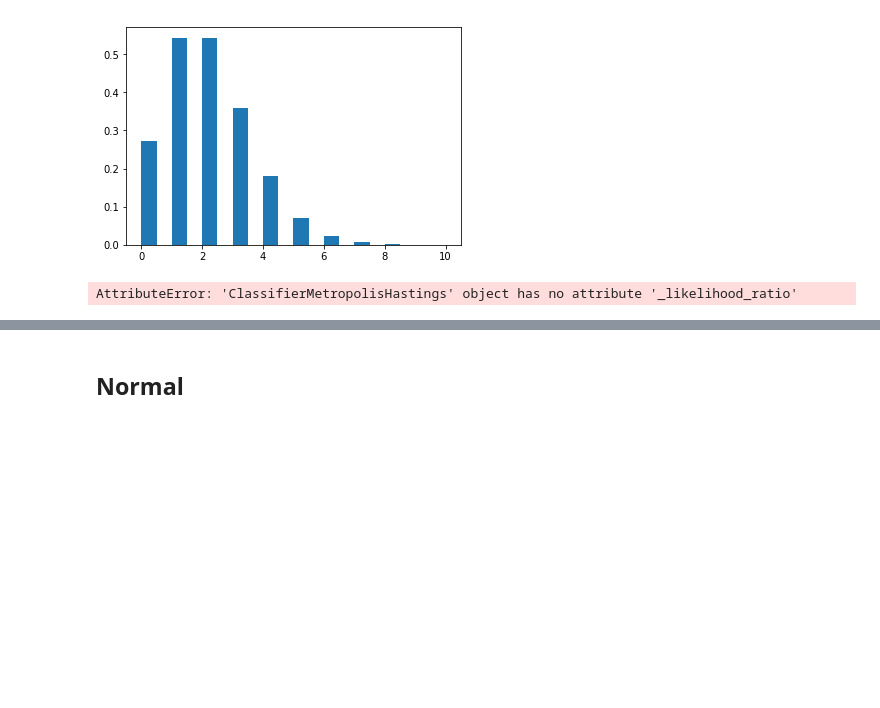
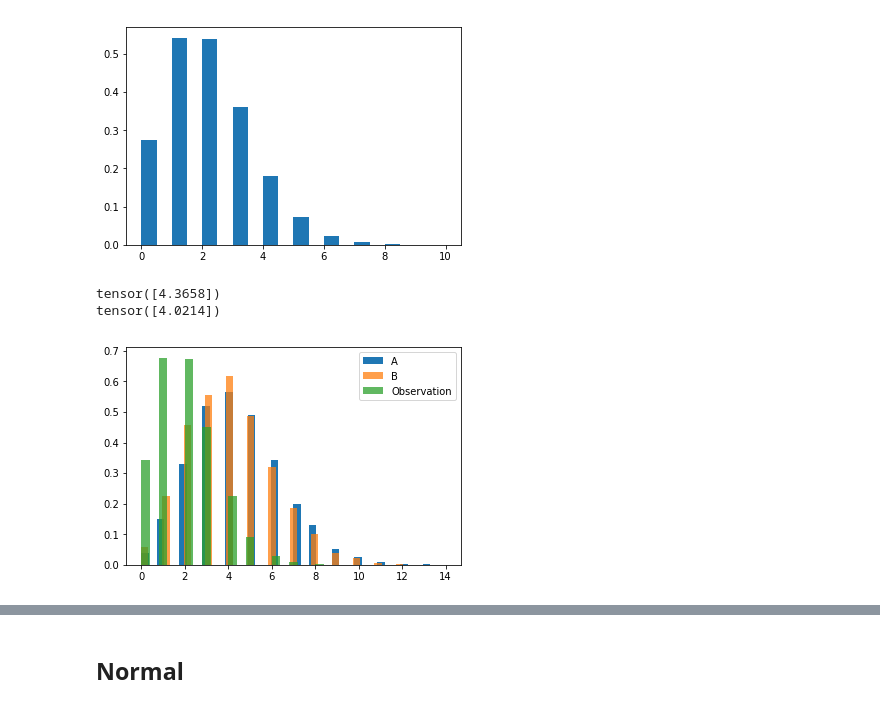
Before and after one commit to montefiore-institute/hypothesis, a Jupyter notebook: examples/classifier_metropolis_hastings.ipynb, the cells around one changed output, grey strips where cells are left out. Cells and saved outputs as stored; diff of their text form; code cells hidden in the pictures; blank space fills up the shorter version.

Commit message:
Add density ratio estimation

```diff
--- a/examples/classifier_metropolis_hastings.ipynb
+++ b/examples/classifier_metropolis_hastings.ipynb
@@ -26,27 +26,51 @@ simulator = Simulator()
 # %%
 from cag.transition import UniformTransitionDistribution
 
-transition = UniformTransitionDistribution(-5, 5)
+transition = UniformTransitionDistribution(0,5)
 # %%
-classifier = torch.nn.Sequential(
-    torch.nn.Linear(1, 50),
+def allocate_classifier():
+    hidden = 100
+    return torch.nn.Sequential(
+    torch.nn.Linear(1, hidden),
     torch.nn.PReLU(),
-    torch.nn.Linear(50, 50),
+    torch.nn.Linear(hidden, hidden),
     torch.nn.PReLU(),
-    torch.nn.Linear(50, 50),
+    torch.nn.Linear(hidden, hidden),
     torch.nn.PReLU(),
-    torch.nn.Linear(50, 50),
+    torch.nn.Linear(hidden, hidden),
     torch.nn.PReLU(),
-    torch.nn.Linear(50, 1),
+    torch.nn.Linear(hidden, hidden),
+    torch.nn.PReLU(),
+    torch.nn.Linear(hidden, hidden),
+    torch.nn.PReLU(),
+    torch.nn.Linear(hidden, hidden),
+    torch.nn.PReLU(),
+    torch.nn.Linear(hidden, 1),
     torch.nn.Sigmoid()
 )
 # %%
 from cag.inference import ClassifierMetropolisHastings
 
-cmh = ClassifierMetropolisHastings(simulator, classifier, transition)
+cmh = ClassifierMetropolisHastings(simulator, allocate_classifier(), transition)
 # %%
-initializer = torch.distributions.uniform.Uniform(-5, 5)
+initializer = torch.distributions.uniform.Uniform(0, 5)
 
-cmh.infer(x_o, initializer, 1000)
+#cmh.infer(x_o, initializer, 1000)
-# %% [output]
-AttributeError: 'ClassifierMetropolisHastings' object has no attribute '_likelihood_ratio'
+# %%
+a = initializer.sample().view(-1)
+x_a = cmh._simulate(a)
+print(a)
+b = initializer.sample().view(-1)
+x_b = cmh._simulate(b)
+print(b)
+
+bins=40
+plt.hist(x_a.numpy(), bins=bins, label="A", density=True)
+plt.hist(x_b.numpy(), bins=bins, alpha=.75, label="B", density=True)
+plt.hist(x_o.numpy(), bins=25, alpha=.75, label="Observation", density=True)
+plt.legend()
+plt.show()
+# %% [output]
+tensor([4.3658])
+tensor([4.0214])
+[figure, added]
```
Also changed, not shown: parts of 8 cells of this notebook, 3 other files.
